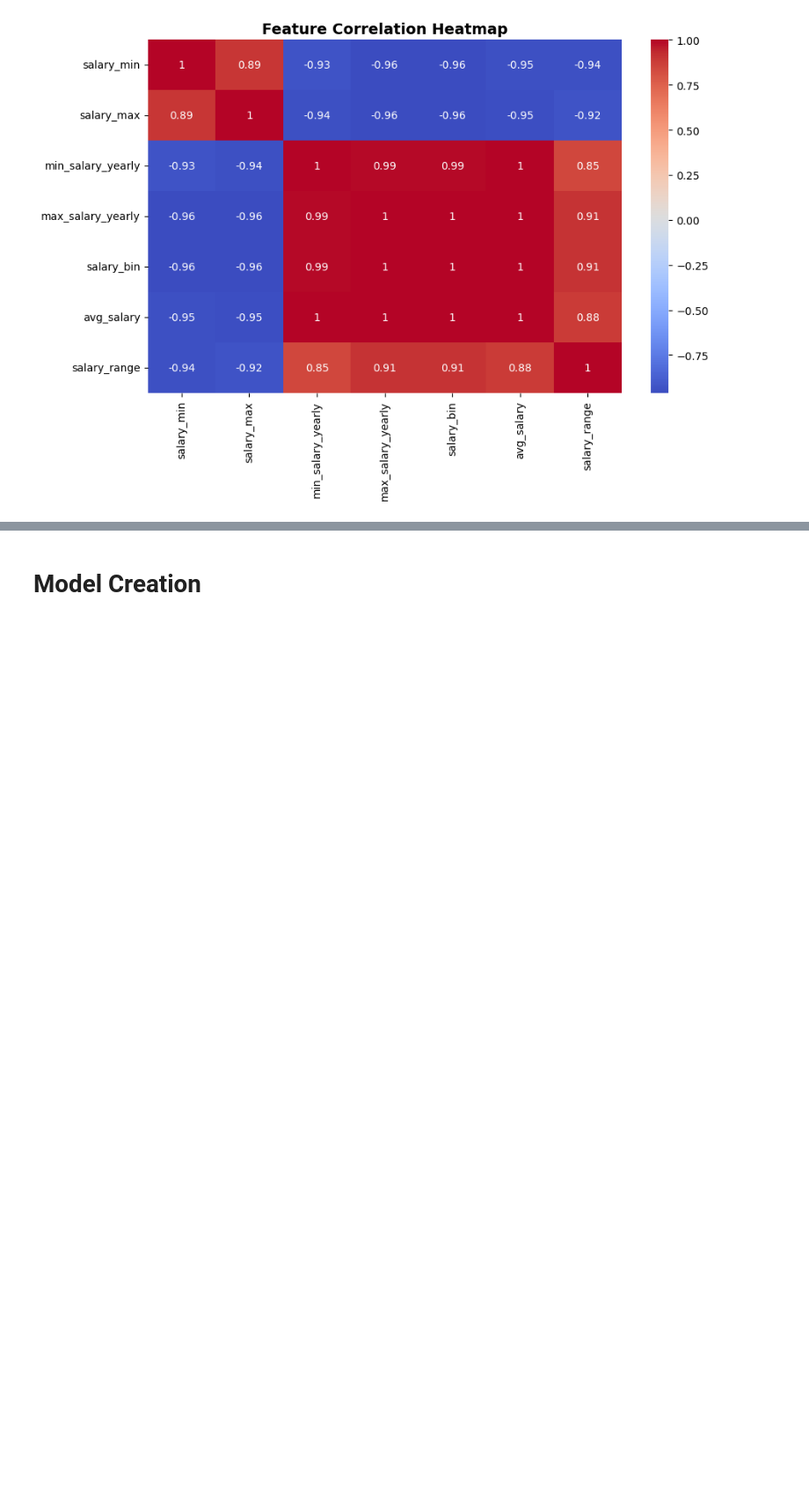
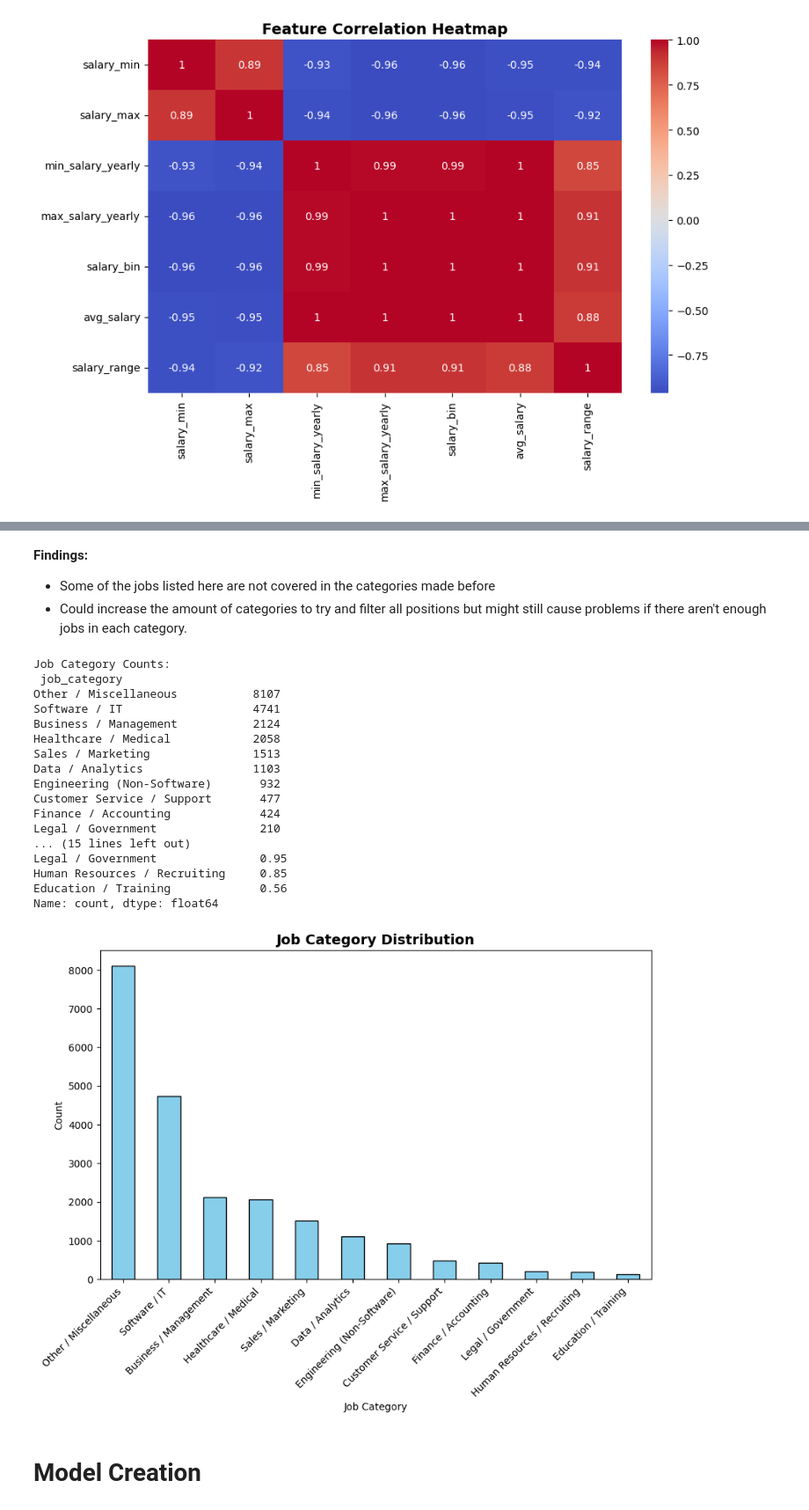
Before and after one commit to PTucc327/Job_Market_Analysis, a Jupyter notebook: job_market_analysis.ipynb, the cells around one changed output, grey strips where cells are left out. Shown at 88% size. Cells and saved outputs as stored; diff of their text form; code cells hidden in the pictures; blank space fills up the shorter version.

```diff
--- a/job_market_analysis.ipynb
+++ b/job_market_analysis.ipynb
@@ -841,3 +927,44 @@ Passing `palette` without assigning `hue` is deprecated and will be removed in v
+# %% [markdown]
+**Findings:**
+- Some of the jobs listed here are not covered in the categories made before
+- Could increase the amount of categories to try and filter all positions but might still cause problems if there aren't enough jobs in each category.
+# %%
+# Count categories
+category_counts = df['job_category'].value_counts()
+
+# Print raw counts
+print("Job Category Counts:\n", category_counts)
+
+# Percentage distribution
+print("\nPercentage Distribution:\n", (category_counts / len(df) * 100).round(2))
+
+# Plot distribution
+plt.figure(figsize=(10,6))
+category_counts.plot(kind='bar', color='skyblue', edgecolor='black')
+plt.title("Job Category Distribution",fontdict={'fontsize': 14, 'fontweight': 'bold'} )
+plt.xlabel("Job Category")
+plt.ylabel("Count")
+plt.xticks(rotation=45, ha='right')
+plt.show()
+# %% [output]
+Job Category Counts:
+ job_category
+Other / Miscellaneous           8107
+Software / IT                   4741
+Business / Management           2124
+Healthcare / Medical            2058
+Sales / Marketing               1513
+Data / Analytics                1103
+Engineering (Non-Software)       932
+Customer Service / Support       477
+Finance / Accounting             424
+Legal / Government               210
+... (15 lines left out)
+Legal / Government               0.95
+Human Resources / Recruiting     0.85
+Education / Training             0.56
+Name: count, dtype: float64
+[figure, added]
 # %% [markdown]
 # Model Creation
 # %%
```
Also changed, not shown: parts of 81 cells of this notebook, 2 other files.
